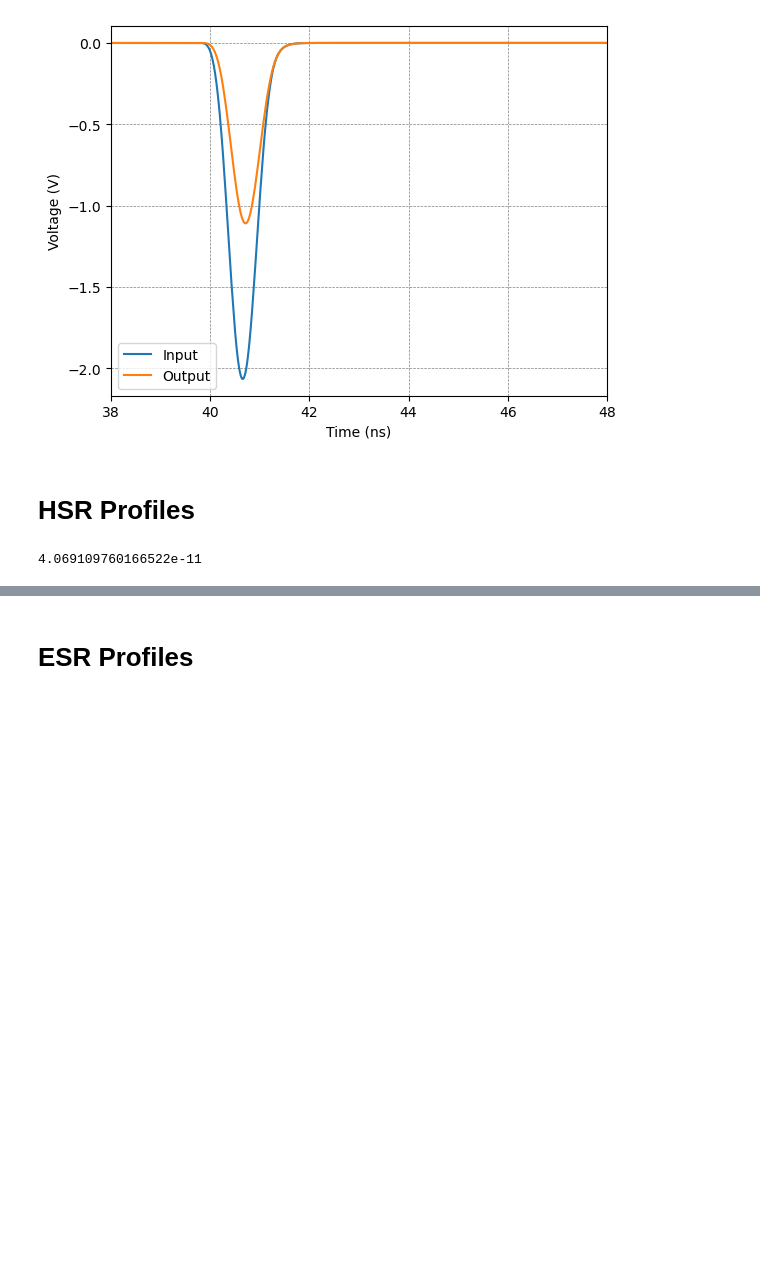
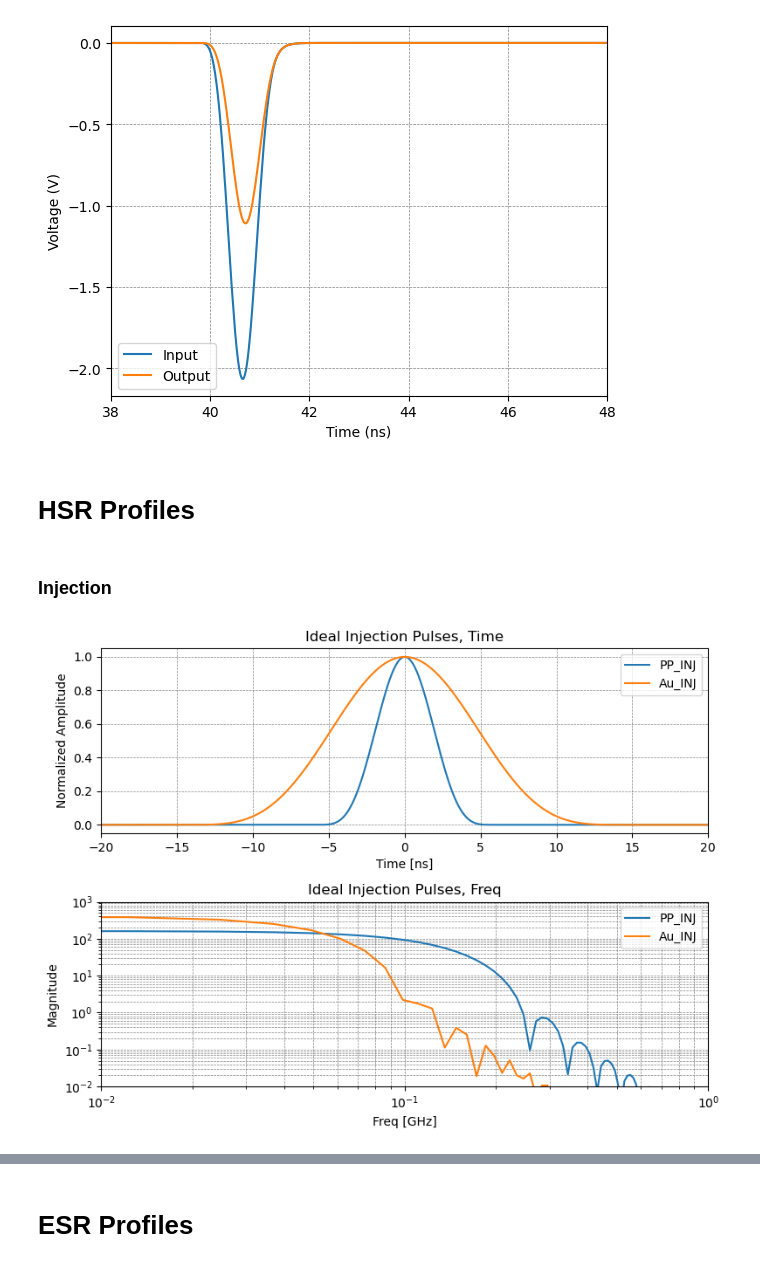
Before and after one commit to whyven/instrSimTools, a Jupyter notebook: instrSimTools/Testing_Notebook.ipynb, the cells around one changed output, grey strips where cells are left out. Drawn from its saved outputs; the diff is of its cells as text; code cells hidden in the pictures; blank space fills up the shorter version.

```diff
--- a/instrSimTools/Testing_Notebook.ipynb
+++ b/instrSimTools/Testing_Notebook.ipynb
@@ -545,12 +545,41 @@ time_ary = np.linspace(-1*(num_bunches*0.5)/HSR_RF_24M, num_bunches*0.5/HSR_RF_2
 
 # --- Make HSR Signals
 HSR_SIGS = {
-    'PP_INJ': cosine_square_pulse( time_ary, (1/HSR_RF_24M) ),
-    'Au_INJ': cosine_square_pulse( time_ary, (1/HSR_RF_24M) ),
-    'COOL': mod_cos_sq_pulse( time_ary, (1/HSR_RF_24M), HSR_RF_49M, 1.0, 0.25, 0.0 ),
-    'RAMP': mod_cos_sq_pulse( time_ary, (1/HSR_RF_24M), HSR_RF_197M, 1.0, 0.33, 0.0 ),
-    'STORE1': cosine_square_pulse( time_ary, (1/HSR_RF_197M) ),
-    'STORE2': cosine_square_pulse( time_ary, (1/HSR_RF_591M) ),
+    'PP_INJ'    : cosine_square_pulse( time_ary, HSR_PP_BUNCH_LENGTH_23GeV, pw_type="rms" ),
+    'Au_INJ'    : cosine_square_pulse( time_ary, HSR_AU_BUNCH_LENGTH_10GeV, pw_type="rms" ),
+    'PP_COOL'   : mod_cos_sq_pulse( time_ary, (0.6/HSR_RF_24M), HSR_RF_24M, HSR_RF_49M, pulsAmp=1.0, modAmp=1.0, phi=0.0 ),
+    'PP_RAMP'   : mod_cos_sq_pulse( time_ary, (0.6/HSR_RF_24M), HSR_RF_24M, HSR_RF_197M, pulsAmp=1.0, modAmp=0.75, phi=0.0 ),
+    'PP_41GEV'  : cosine_square_pulse( time_ary, HSR_PP_BUNCH_LENGTH_41GeV, pw_type="rms" ),
+    'PP_100GEV' : cosine_square_pulse( time_ary, HSR_PP_BUNCH_LENGTH_100GeV, pw_type="rms" ),
+    'PP_275GEV' : cosine_square_pulse( time_ary, HSR_PP_BUNCH_LENGTH_275GeV, pw_type="rms" ),
+    'AU_41GEV'  : cosine_square_pulse( time_ary, HSR_AU_BUNCH_LENGTH_41GeV, pw_type="rms" ),
+    'AU_110GEV' : cosine_square_pulse( time_ary, HSR_AU_BUNCH_LENGTH_110GeV, pw_type="rms" ),
 }
-# %% [output]
-4.069109760166522e-11
+# %%
+Fs = 1/(time_ary[1] - time_ary[0])
+
+# --- Make HSR Spectra
+HSR_SPECS = {
+    'PP_INJ'    : get_spectrum( HSR_SIGS['PP_INJ'],     Fs )[1],
+    'Au_INJ'    : get_spectrum( HSR_SIGS['Au_INJ'],     Fs )[1],
+    'PP_COOL'   : get_spectrum( HSR_SIGS['PP_COOL'],    Fs )[1],
+    'PP_RAMP'   : get_spectrum( HSR_SIGS['PP_RAMP'],    Fs )[1],
+    'PP_41GEV'  : get_spectrum( HSR_SIGS['PP_41GEV'],   Fs )[1],
+    'PP_100GEV' : get_spectrum( HSR_SIGS['PP_100GEV'],  Fs )[1],
+    'PP_275GEV' : get_spectrum( HSR_SIGS['PP_275GEV'],  Fs )[1],
+    'AU_41GEV'  : get_spectrum( HSR_SIGS['AU_41GEV'],   Fs )[1],
+    'AU_110GEV' : get_spectrum( HSR_SIGS['AU_110GEV'],  Fs )[1],
+}
+freq_ary, __ = get_spectrum( HSR_SIGS['PP_INJ'], Fs )
+# %% [markdown]
+### Injection
+# %%
+injection_sig = { 'PP_INJ':HSR_SIGS['PP_INJ'], 'Au_INJ':HSR_SIGS['Au_INJ'] }
+injection_spec = { 'PP_INJ':HSR_SPECS['PP_INJ'], 'Au_INJ':HSR_SPECS['Au_INJ'] }
+# %%
+plot_gaus_pulses( time_ary, injection_sig, freq_ary, injection_spec,
+                 ax1_xlim=[-20, 20], title="Ideal Injection Pulses",
+                 ax2_xlim=[0.01, 1], ax2_ylim=[1e-2, 1000], loglog=True,
+                 )
+# %% [output]
+[figure, added]
```
Also changed, not shown: parts of 13 cells of this notebook, 1 other file.
